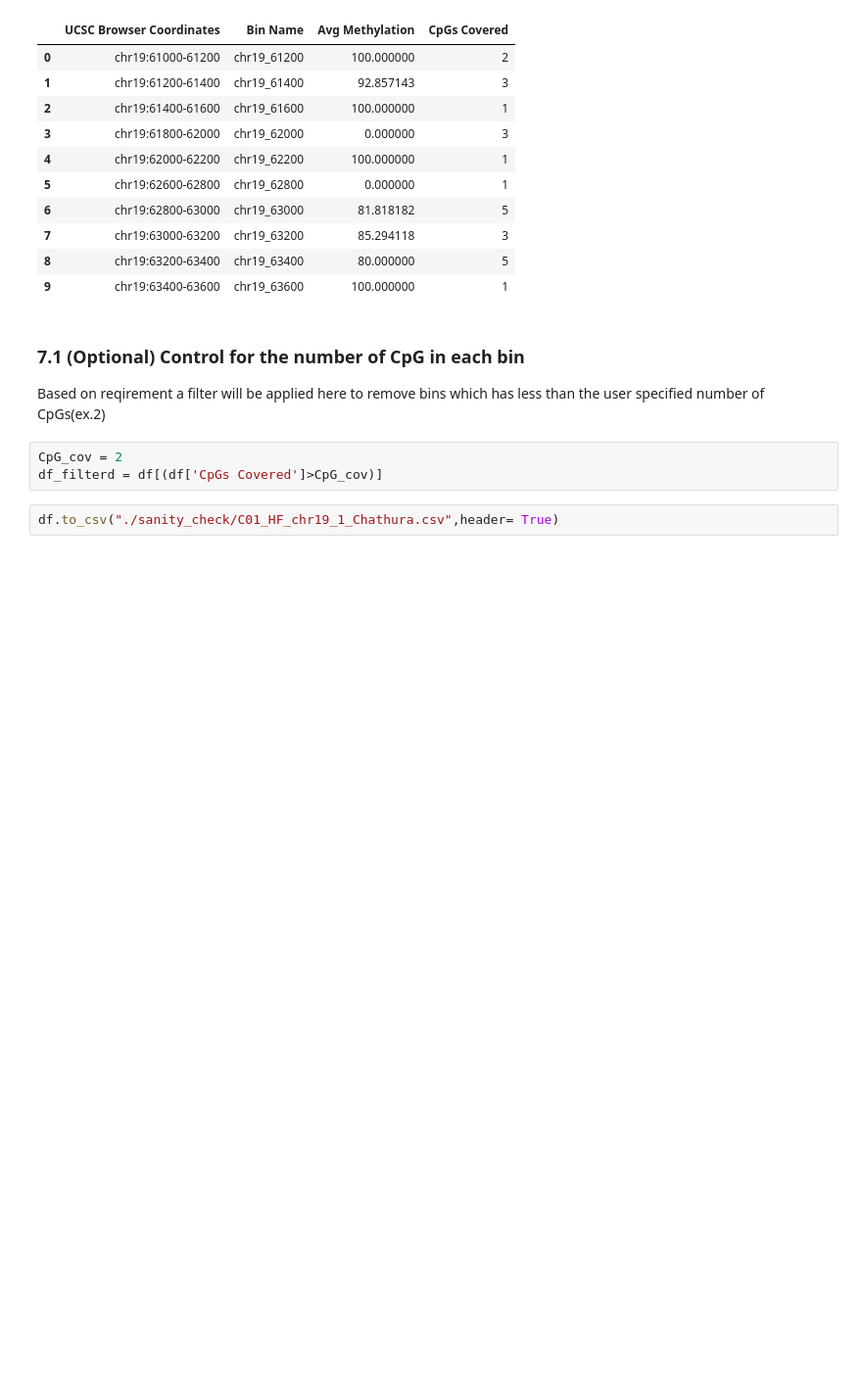
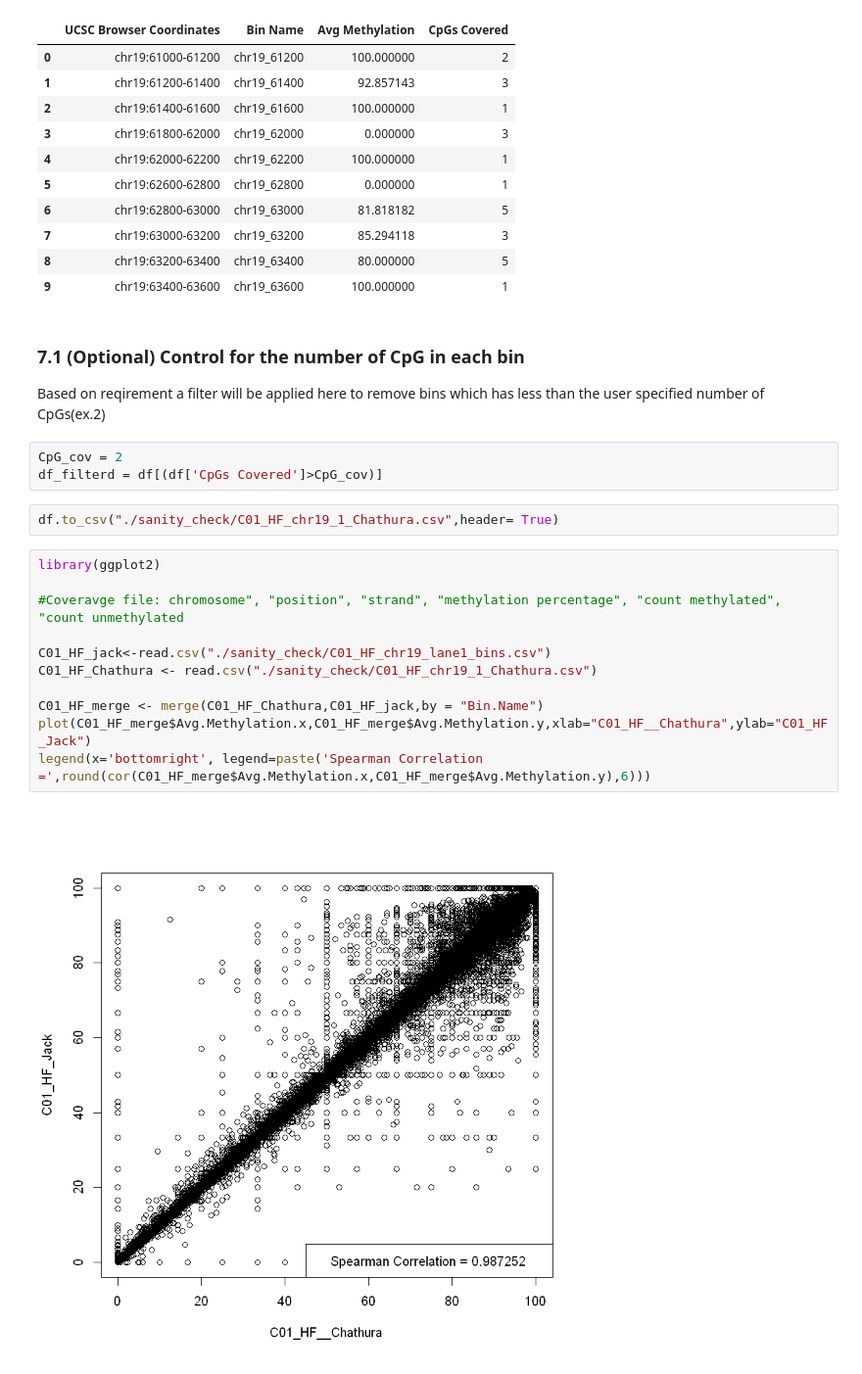
Before and after one commit to computational-epigenetics-section/bisulfite-seq-data-analysis-pipeline, a Jupyter notebook: bisulfite sequencing pipeline.ipynb, the cells around one changed output. Shown: that part at 98% size. Drawn from its saved outputs; the diff is of its cells as text; blank space fills up the shorter version.

Commit message:
sanity check done

```diff
--- a/bisulfite sequencing pipeline.ipynb
+++ b/bisulfite sequencing pipeline.ipynb
@@ -537,3 +537,16 @@ CpG_cov = 2
 df_filterd = df[(df['CpGs Covered']>CpG_cov)]
 # %%
 df.to_csv("./sanity_check/C01_HF_chr19_1_Chathura.csv",header= True)
+# %%
+library(ggplot2)
+
+#Coveravge file: chromosome", "position", "strand", "methylation percentage", "count methylated", "count unmethylated
+
+C01_HF_jack<-read.csv("./sanity_check/C01_HF_chr19_lane1_bins.csv")
+C01_HF_Chathura <- read.csv("./sanity_check/C01_HF_chr19_1_Chathura.csv")
+
+C01_HF_merge <- merge(C01_HF_Chathura,C01_HF_jack,by = "Bin.Name")
+plot(C01_HF_merge$Avg.Methylation.x,C01_HF_merge$Avg.Methylation.y,xlab="C01_HF__Chathura",ylab="C01_HF_Jack")
+legend(x='bottomright', legend=paste('Spearman Correlation =',round(cor(C01_HF_merge$Avg.Methylation.x,C01_HF_merge$Avg.Methylation.y),6)))
+# %% [output]
+[figure, added]
```
